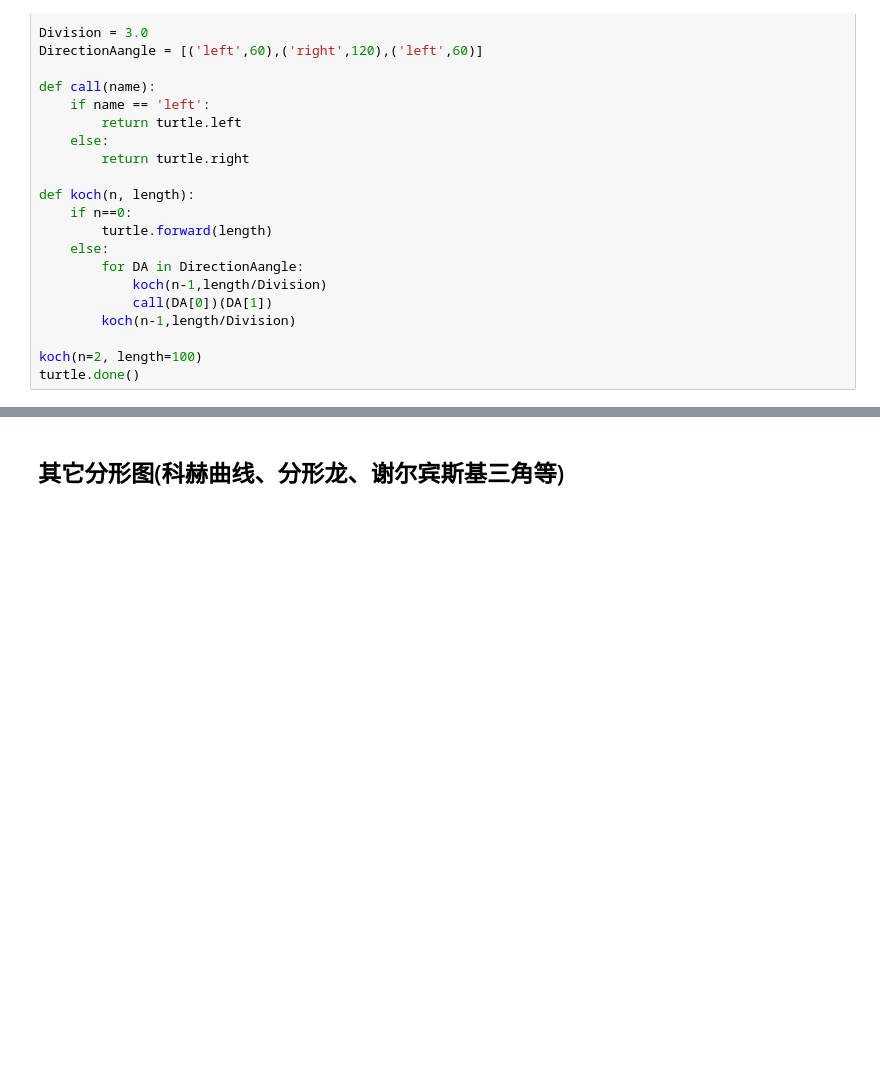
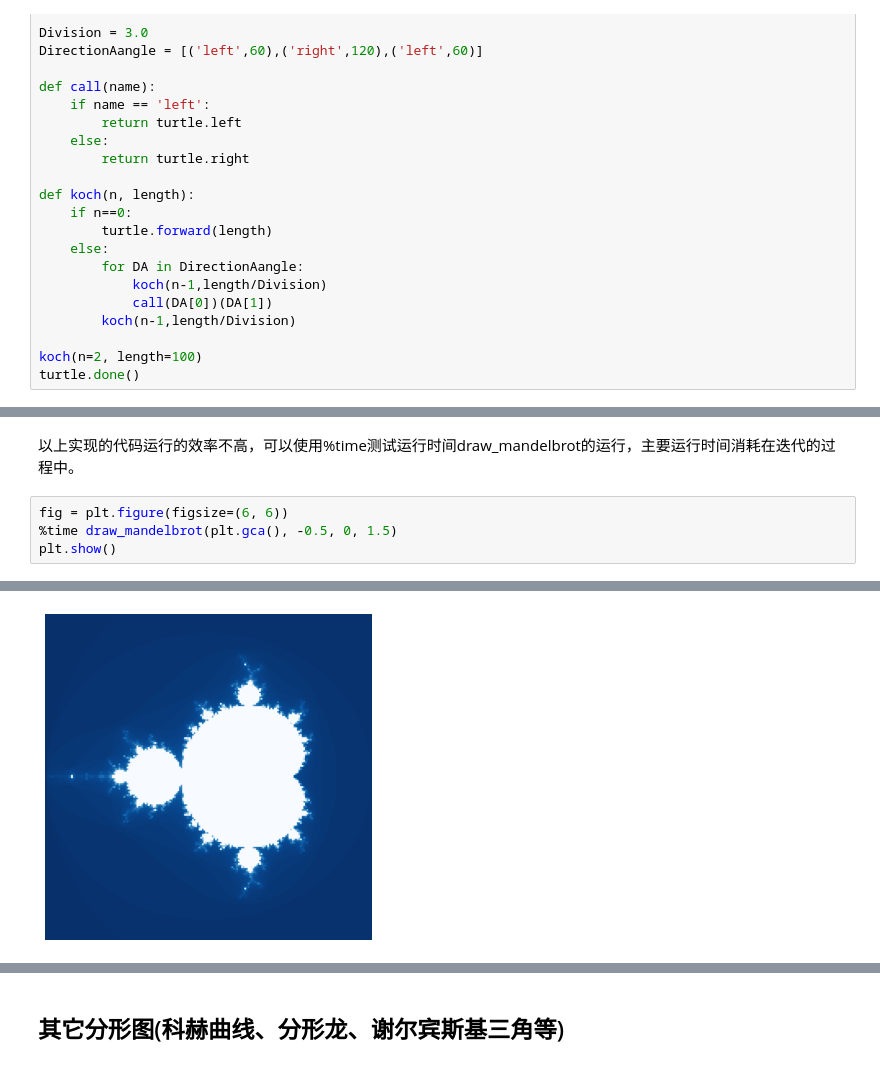
Before and after one commit to samuelzq/python_math, a Jupyter notebook: ch11/chp11.ipynb, the cells around one changed output, grey strips where cells are left out. Drawn from its saved outputs; the diff is of its cells as text; blank space fills up the shorter version.

```diff
--- a/ch11/chp11.ipynb
+++ b/ch11/chp11.ipynb
@@ -124,0 +354,7 @@ time= 0.6162699999999997
+# %% [markdown]
+以上实现的代码运行的效率不高，可以使用%time测试运行时间draw_mandelbrot的运行，主要运行时间消耗在迭代的过程中。
+# %%
+fig = plt.figure(figsize=(6, 6))
+%time draw_mandelbrot(plt.gca(), -0.5, 0, 1.5)
+plt.show()
+# %% [output]
@@ -124,0 +363 @@ time= 0.6162699999999997
+[figure, added]
```
Also changed, not shown: parts of 44 cells of this notebook.
